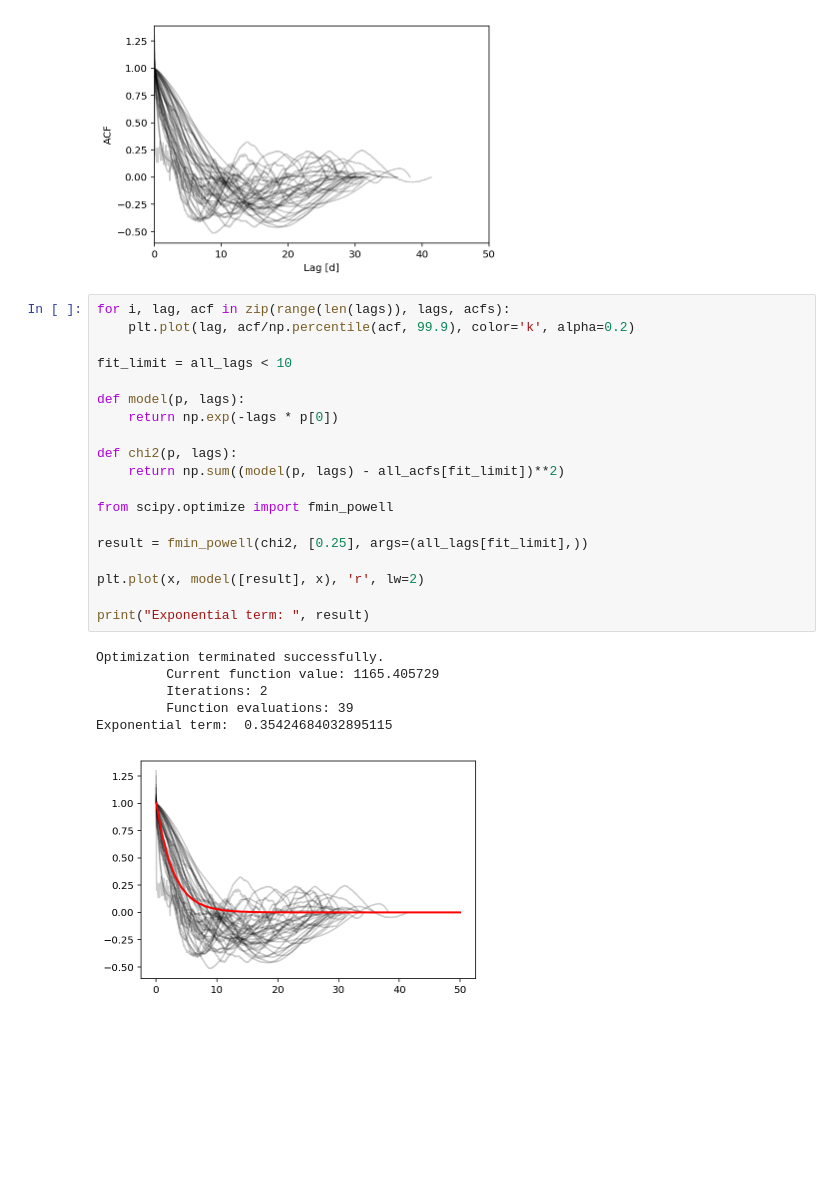
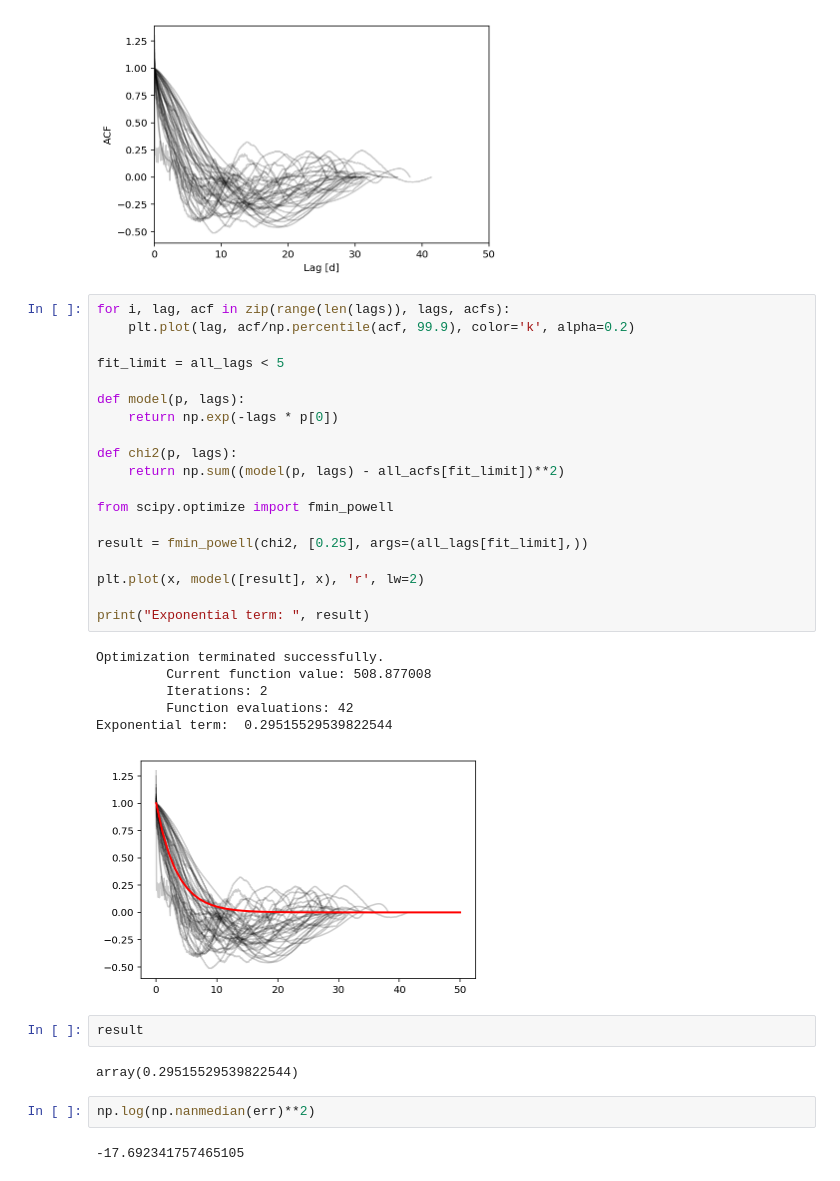
Before and after one commit to bmorris3/libra, a Jupyter notebook: notebooks/k62_acf.ipynb, the cells around one changed output. Cells and saved outputs as stored; diff of their text form; blank space fills up the shorter version.

```diff
--- a/notebooks/k62_acf.ipynb
+++ b/notebooks/k62_acf.ipynb
@@ -151,26 +151,34 @@ Text(0,0.5,'ACF')
 # %%
 for i, lag, acf in zip(range(len(lags)), lags, acfs):
     plt.plot(lag, acf/np.percentile(acf, 99.9), color='k', alpha=0.2)
 
-fit_limit = all_lags < 10
+fit_limit = all_lags < 5
 
 def model(p, lags):
     return np.exp(-lags * p[0])
 
 def chi2(p, lags):
     return np.sum((model(p, lags) - all_acfs[fit_limit])**2)
 
 from scipy.optimize import fmin_powell
 
 result = fmin_powell(chi2, [0.25], args=(all_lags[fit_limit],))
 
 plt.plot(x, model([result], x), 'r', lw=2)
 
 print("Exponential term: ", result)
 # %% [output]
 Optimization terminated successfully.
-         Current function value: 1165.405729
+         Current function value: 508.877008
          Iterations: 2
-         Function evaluations: 39
-Exponential term:  0.35424684032895115
+         Function evaluations: 42
+Exponential term:  0.29515529539822544
-[figure, old version]
+[figure, new version]
+# %%
+result
+# %% [output]
+array(0.29515529539822544)
+# %%
+np.log(np.nanmedian(err)**2)
+# %% [output]
+-17.692341757465105
```
Also changed, not shown: parts of 4 cells of this notebook.
